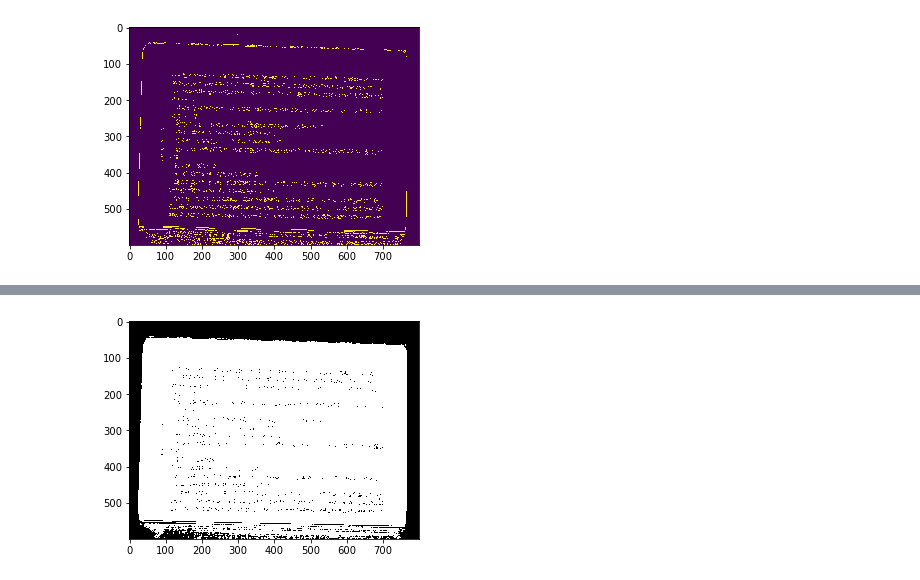
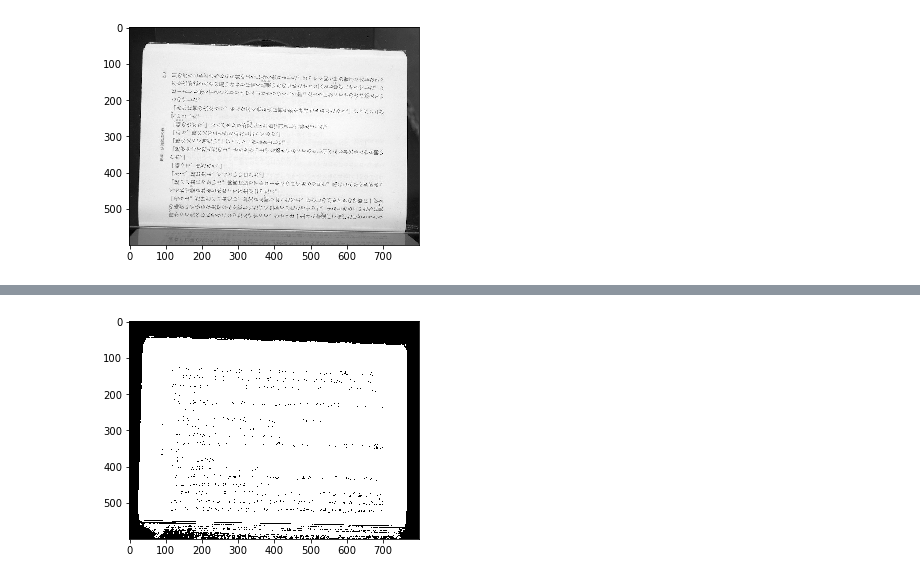
Before and after one commit to c-c-c-c/matsu_lab, a Jupyter notebook: book_orc/book_ocr.ipynb, the cells around one changed output, grey strips where cells are left out. Saved outputs shown, nothing was run; the diff lists cells and outputs as text; code cells hidden in the pictures.

```diff
--- a/book_orc/book_ocr.ipynb
+++ b/book_orc/book_ocr.ipynb
@@ -38 +26,15 @@ gray_img = cv2.cvtColor(tmp_img , cv2.COLOR_BGR2GRAY)
+# %%
+# 読み込み
+org_img = cv2.imread("./source/book.jpg")
+img_height = org_img.shape[0]
+img_width = org_img.shape[1]
+img_center = (int(img_width/2), int(img_height/2))
+
+#回転処理
+# org_img = cv2.rotate(org_img, cv2.ROTATE_90_CLOCKWISE)
+
+
+#回転処理
+# trans = cv2.getRotationMatrix2D(img_center, 90 , 1) # angle 90 scale 1
+# org_img = cv2.warpAffine(org_img, trans, (img_width,img_height))
 # %%
@@ -75,12 +89,6 @@ h 522
 # %%
-
-import matplotlib.pyplot as plt
-from PIL import Image
-
-# im4p = cv2.cvtColor(cimg, cv2.COLOR_BGR2RGB)
-
-plt.imshow(c_img)
-
+im4p = cv2.cvtColor(org_img, cv2.COLOR_BGR2RGB)
+plt.imshow(im4p)
 plt.show()
 # %% [output]
-[figure, old version]
+[figure, new version]
```
Also changed, not shown: parts of 22 cells of this notebook.
